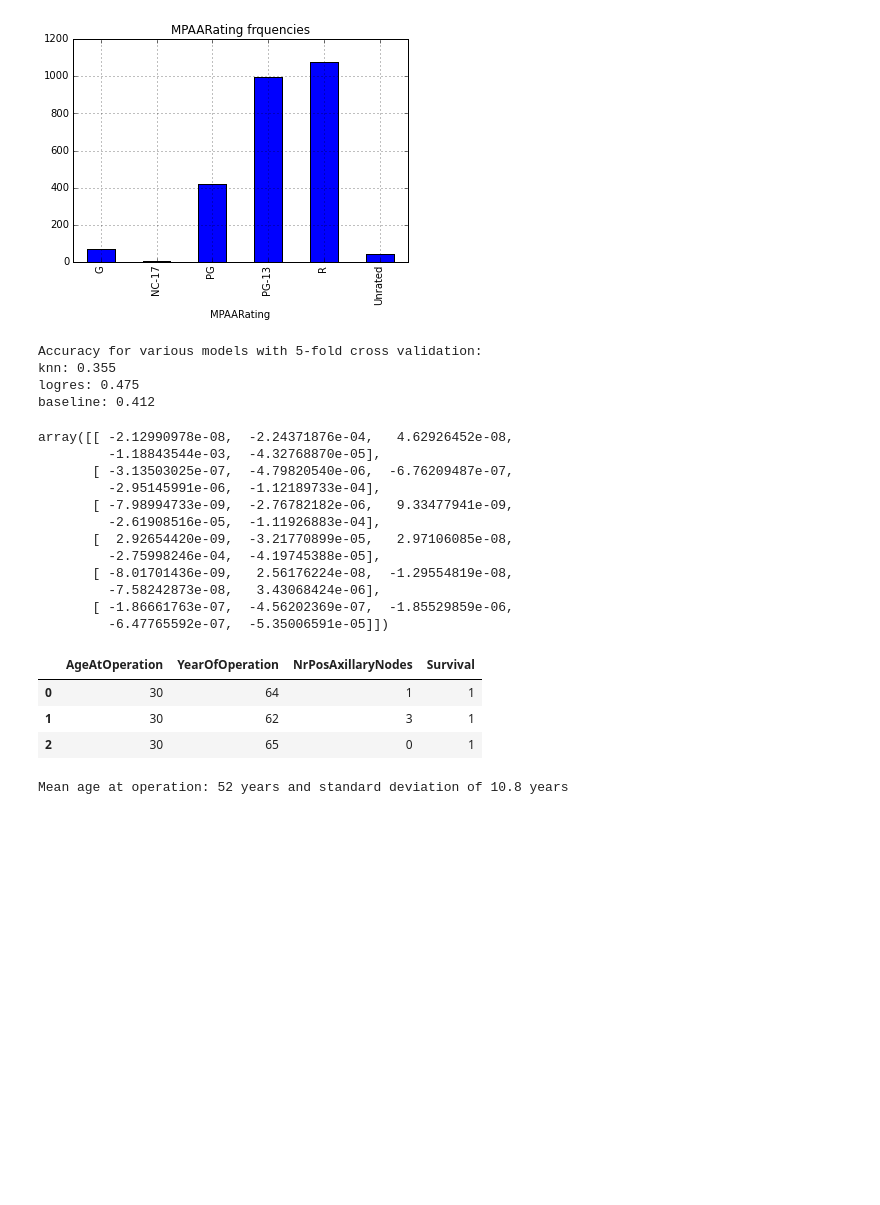
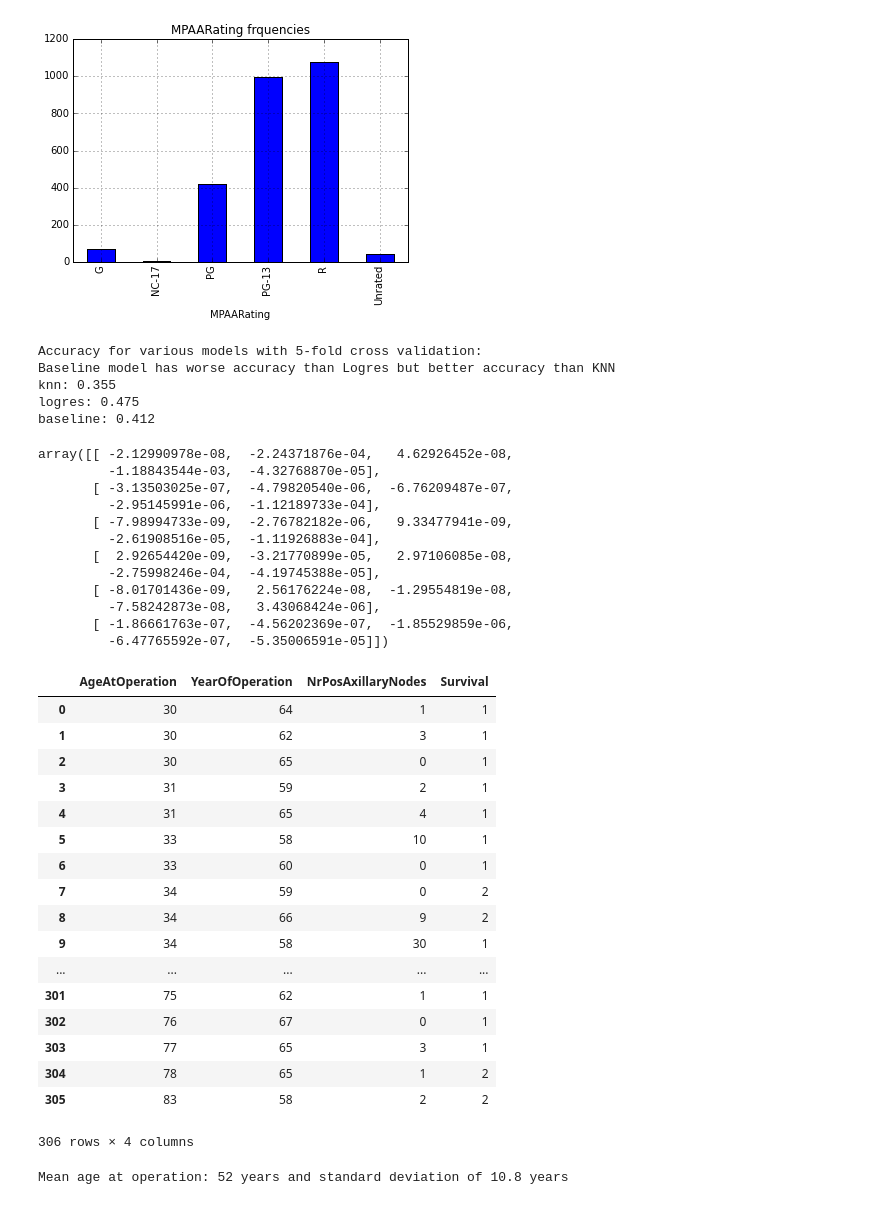
Before and after one commit to revanth83/Mcnulty, a Jupyter notebook: mcnulty_challenges_sup_learn.ipynb, the cells around one changed output. Cells and saved outputs as stored; diff of their text form; code cells hidden in the pictures; blank space fills up the shorter version.

```diff
--- a/mcnulty_challenges_sup_learn.ipynb
+++ b/mcnulty_challenges_sup_learn.ipynb
@@ -435,13 +435,14 @@ models = {'logres' : LogisticRegression(),
 nrCrossValidationFolds = 5
 
 print "Accuracy for various models with %d-fold cross validation:" % nrCrossValidationFolds
-
+print "Baseline model has worse accuracy than Logres but better accuracy than KNN"
 for eName, e in models.items():
     scores = cross_val_score(e, X_values, y=y_values, cv=nrCrossValidationFolds, n_jobs=1)
     print "%s: %0.3f" % (eName, scores.mean())
 models['logres'].fit(X_values,y_values).coef_
 # %% [output]
 Accuracy for various models with 5-fold cross validation:
+Baseline model has worse accuracy than Logres but better accuracy than KNN
 knn: 0.355
 logres: 0.475
 baseline: 0.412
@@ -459,11 +460,26 @@ array([[ -2.12990978e-08,  -2.24371876e-04,   4.62926452e-08,
          -6.47765592e-07,  -5.35006591e-05]])
 # %%
 ##challenge 12
+from pandas.tools.plotting import scatter_matrix
 cancerDF=pd.read_csv('haberman.csv', sep=',', header=0)
-cancerDF.head(3)
+cancerDF
 # %% [output]
 |  | AgeAtOperation | YearOfOperation | NrPosAxillaryNodes | Survival |
 | 0 | 30 | 64 | 1 | 1 |
 | 1 | 30 | 62 | 3 | 1 |
 | 2 | 30 | 65 | 0 | 1 |
+| 3 | 31 | 59 | 2 | 1 |
+| 4 | 31 | 65 | 4 | 1 |
+| 5 | 33 | 58 | 10 | 1 |
+| 6 | 33 | 60 | 0 | 1 |
+| 7 | 34 | 59 | 0 | 2 |
+| 8 | 34 | 66 | 9 | 2 |
+| 9 | 34 | 58 | 30 | 1 |
+| ... | ... | ... | ... | ... |
+| 301 | 75 | 62 | 1 | 1 |
+| 302 | 76 | 67 | 0 | 1 |
+| 303 | 77 | 65 | 3 | 1 |
+| 304 | 78 | 65 | 1 | 2 |
+| 305 | 83 | 58 | 2 | 2 |
+306 rows × 4 columns
 # %%
```
Also changed, not shown: parts of 13 cells of this notebook.
